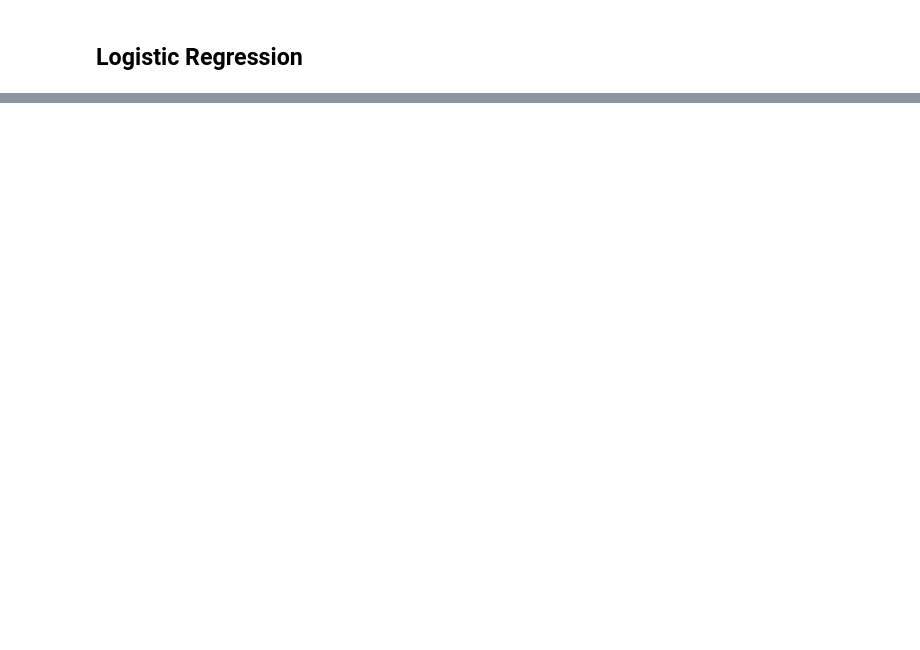
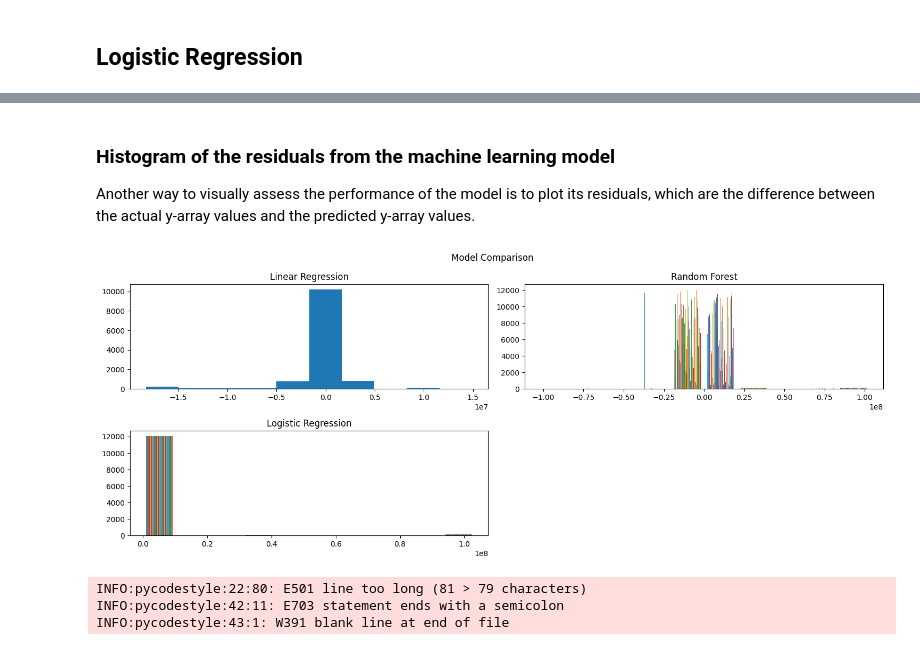
Before and after one commit to aamadorc/CIND820, a Jupyter notebook: CIND820_EDA.ipynb, the cells around one changed output, grey strips where cells are left out. Cells and saved outputs as stored; diff of their text form; code cells hidden in the pictures; blank space fills up the shorter version.

```diff
--- a/CIND820_EDA.ipynb
+++ b/CIND820_EDA.ipynb
@@ -1588,0 +1609,52 @@ display(Markdown(output))
+# %% [markdown]
+### Histogram of the residuals from the machine learning model
+
+Another way to visually assess the performance of the model is to plot its residuals, which are the difference between the actual y-array values and the predicted y-array values.
+# %%
+# Use the multiprocess package to generate these plots as they
+# take a long time to complete
+# def plot_residuals_hist(ax, label, y_test, pred):
+#     ax.hist(y_test - pred)
+#     ax.set_title(label)
+#     return ax
+
+
+# if __name__ == '__main__':
+#     def init_worker():
+#         # signal.signal(signal.SIGINT, signal.SIG_IGN)
+#         pass
+
+#     fig = plt.figure(figsize=(15, 6))
+
+#     pool = mp.Pool(mp.cpu_count(), init_worker)
+#     results = pool.starmap(
+#         plot_residuals_hist,
+#         [
+#             (plt.subplot(2, 2, 1), "Linear Regression", y_test, lr_pred),
+#             (plt.subplot(2, 2, 2), "Random Forest", y_test, best_rf[6]),
+#             (plt.subplot(2, 2, 3), "Logistic Regression", y_test, logreg_pred),
+#         ]
+#     )
+
+#     fig.suptitle('Model Comparison')
+#     fig.tight_layout()
+#     fig.show();
+
+fig = plt.figure(figsize=(15, 6))
+ax = plt.subplot(2, 2, 1)
+ax.hist(y_test - lr_pred)
+ax.set_title("Linear Regression")
+ax = plt.subplot(2, 2, 2)
+ax.hist(y_test - best_rf[6])
+ax.set_title("Random Forest")
+ax = plt.subplot(2, 2, 3)
+ax.hist(y_test - logreg_pred)
+ax.set_title("Logistic Regression")
+fig.suptitle('Model Comparison')
+fig.tight_layout()
+fig.show();
+# %% [output]
+[figure, added]
+INFO:pycodestyle:22:80: E501 line too long (81 > 79 characters)
+INFO:pycodestyle:42:11: E703 statement ends with a semicolon
+INFO:pycodestyle:43:1: W391 blank line at end of file
```
Also changed, not shown: parts of 50 cells of this notebook, 2 other files.
